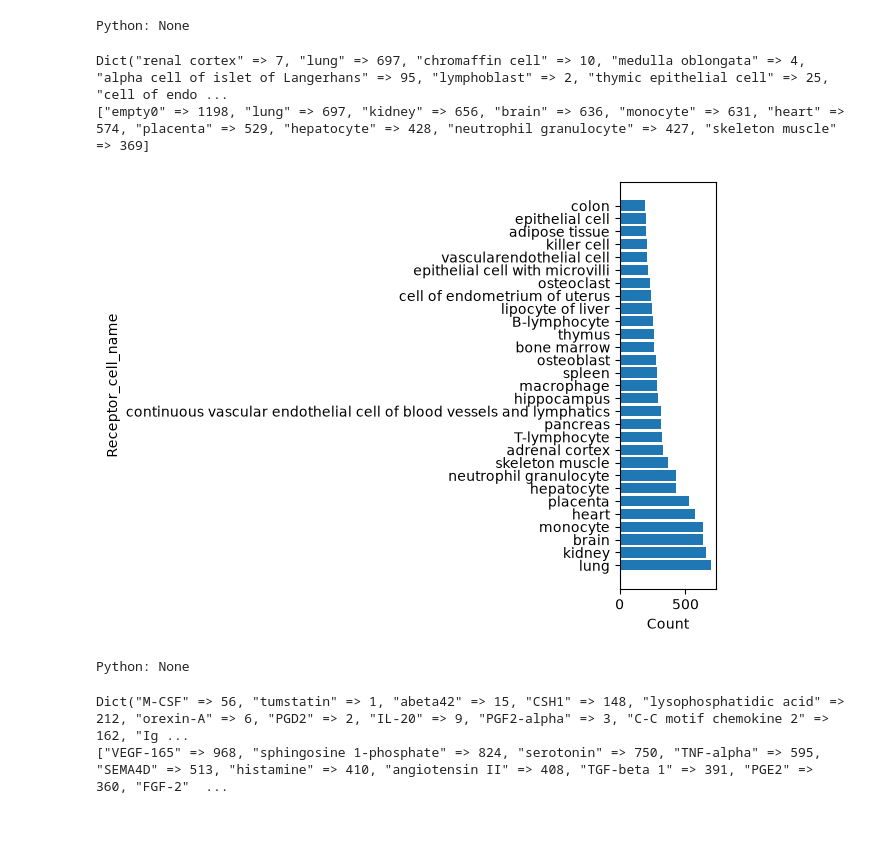
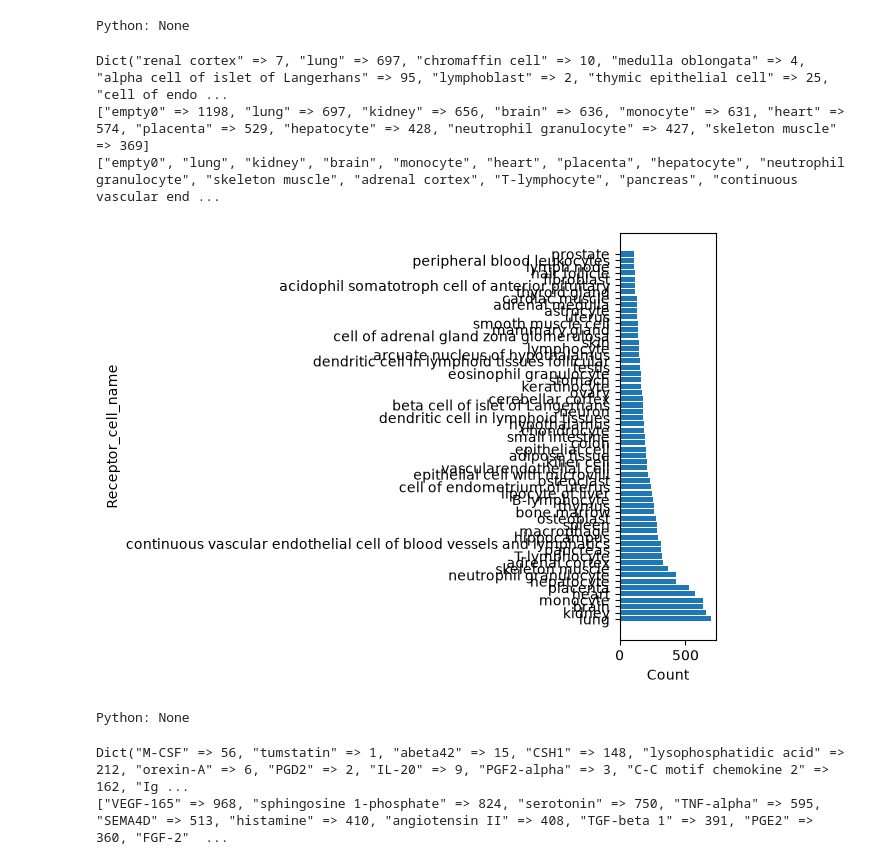
Before and after one commit to juliaevizza/endocrinology-MsEE, a Jupyter notebook: ESM-Finetuning/ENDOdisruptor.ipynb, the cells around one changed output. Saved outputs shown, nothing was run; the diff lists cells and outputs as text; code cells hidden in the pictures; blank space fills up the shorter version.

```diff
--- a/ESM-Finetuning/ENDOdisruptor.ipynb
+++ b/ESM-Finetuning/ENDOdisruptor.ipynb
@@ -109,32 +109,37 @@ Python: None
 # %%
 
 # Count occurrences and plot
 
 # countmap(x::AbstractVector, wv::AbstractVector{<:Real})
 freq = countmap(data."rec_cell_name", alg = :dict)
 sorted_cm = sort(collect(freq); by = p -> p.second, rev = true)
 println(freq)
 
 labels = string.(collect(first.(sorted_cm)))
 frequencies = collect(last.(sorted_cm))
 
 
 println(sorted_cm[1:10])
 
-labels = labels[2:30]
-frequencies = frequencies[2:30, :]
+print(labels)
+
+
+labels = labels[2:60]
+frequencies = frequencies[2:60, :]
+
 
 
 pyplot.figure()
 pyplot.barh(labels, frequencies)
 pyplot.xlabel("Count")
 pyplot.ylabel("Receptor_cell_name")
 pyplot.tight_layout()
 pyplot.show()
 # %% [output]
 Dict("renal cortex" => 7, "lung" => 697, "chromaffin cell" => 10, "medulla oblongata" => 4, "alpha cell of islet of Langerhans" => 95, "lymphoblast" => 2, "thymic epithelial cell" => 25, "cell of endo ...
 ["empty0" => 1198, "lung" => 697, "kidney" => 656, "brain" => 636, "monocyte" => 631, "heart" => 574, "placenta" => 529, "hepatocyte" => 428, "neutrophil granulocyte" => 427, "skeleton muscle" => 369]
+["empty0", "lung", "kidney", "brain", "monocyte", "heart", "placenta", "hepatocyte", "neutrophil granulocyte", "skeleton muscle", "adrenal cortex", "T-lymphocyte", "pancreas", "continuous vascular end ...
-[figure, old version]
+[figure, new version]
 Python: None
 # %%
 
```
Also changed, not shown: parts of 4 cells of this notebook, 3 other files.
